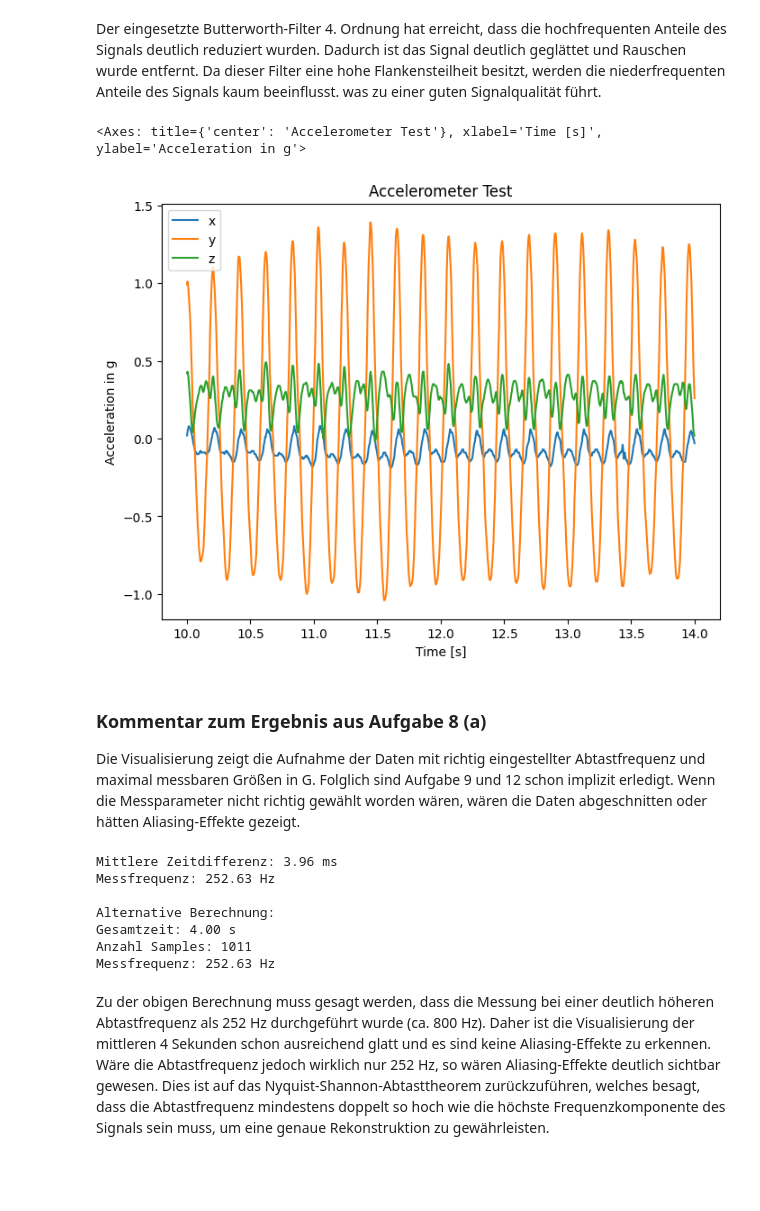
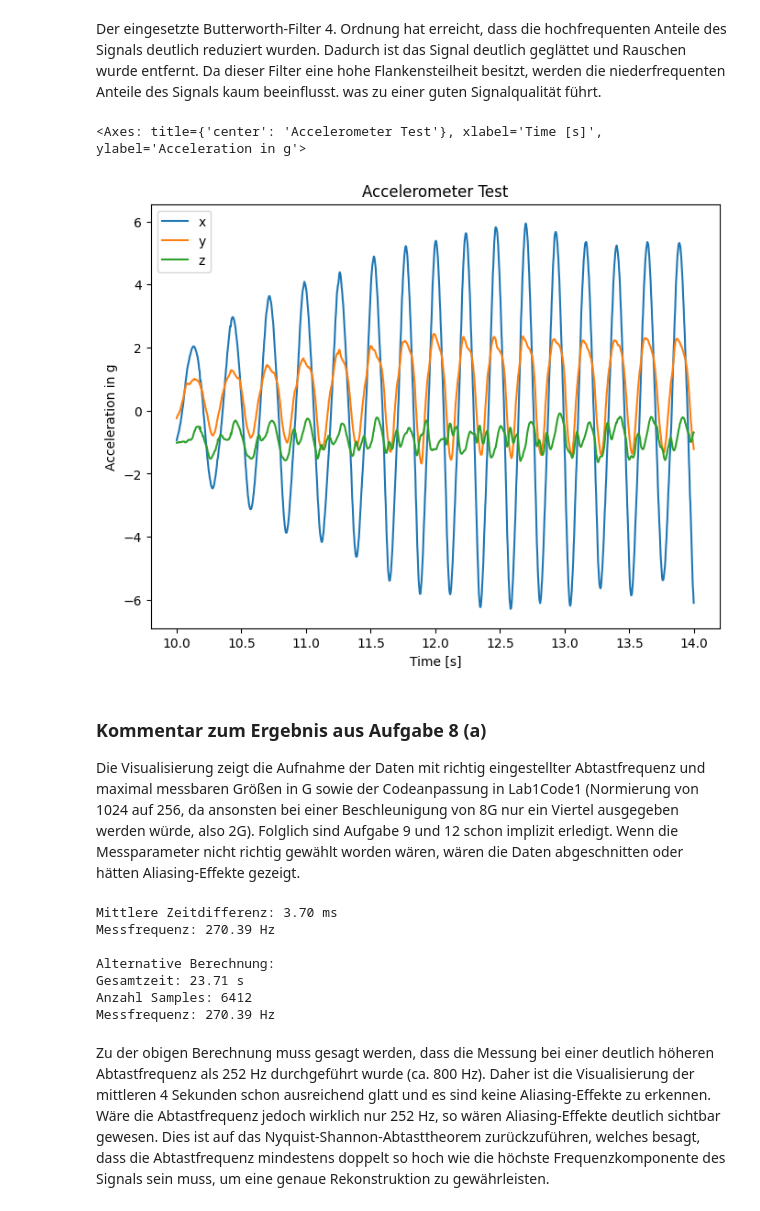
Before and after one commit to MaierElias/Labor_Biosignalverarbeitung, a Jupyter notebook: Labor_1/P1_Visualisierung_Messdaten.ipynb, the cells around one changed output. Saved outputs shown, nothing was run; the diff lists cells and outputs as text; code cells hidden in the pictures; blank space fills up the shorter version.

```diff
--- a/Labor_1/P1_Visualisierung_Messdaten.ipynb
+++ b/Labor_1/P1_Visualisierung_Messdaten.ipynb
@@ -49,23 +49,27 @@ Der eingesetzte Butterworth-Filter 4. Ordnung hat erreicht, dass die hochfrequen
 # %%
 # Aufgabe 8 (a)
 # Read the data from the text file
-df = pd.read_csv("Daten/Lab1_10s-1Achse.txt", sep="\t", decimal=".", encoding="utf-8")
-df.to_csv("Daten/Lab1_10s-1Achse.csv", index=False, sep=";") # safe as semicolon separated CSV file
-df2 = pd.read_csv("Daten/Lab1_10s-1Achse.csv", sep=";") # read in csv file
-df2.columns = ["x", "y", "z", "time_ms"]
+df = pd.read_csv("Daten/Lab1_10s-1Achse_3Anlauf.txt", sep="\t", decimal=".", encoding="utf-8")
+df.to_csv("Daten/Lab1_10s-1Achse_3Anlauf.csv", index=False, sep=";") # safe as semicolon separated CSV file
+df2 = pd.read_csv("Daten/Lab1_10s-1Achse_3Anlauf.csv", sep=";") # read in csv file
+
+df2.columns = ["x", "y", "z", "unused"] # rename columns
+df2 = df2.drop(columns=["unused"]) # drop unused column
+# Add time column in seconds
+df2.insert(0, "time_ms", np.arange(0, len(df2))*3.6983) # assuming 100 Hz sampling rate
 
 df2["time_s"] = df2["time_ms"] / 1000.0 # Change time to seconds
 df2 = df2[(df2['time_s'] >= 10) & (df2['time_s'] <= 14)] # limit data to 10s - 14s
 
 # display data
 df2.plot(x = 'time_s', y = ['x', 'y', 'z'], ylabel='Acceleration in g',
         xlabel='Time [s]', figsize= [8, 6], title="Accelerometer Test")
 # %% [output]
 <Axes: title={'center': 'Accelerometer Test'}, xlabel='Time [s]', ylabel='Acceleration in g'>
-[figure, old version]
+[figure, new version]
 # %% [markdown]
 ### Kommentar zum Ergebnis aus Aufgabe 8 (a)
-Die Visualisierung zeigt die Aufnahme der Daten mit richtig eingestellter Abtastfrequenz und maximal messbaren Größen in G. Folglich sind Aufgabe 9 und 12 schon implizit erledigt. Wenn die Messparameter nicht richtig gewählt worden wären, wären die Daten abgeschnitten oder hätten Aliasing-Effekte gezeigt.
+Die Visualisierung zeigt die Aufnahme der Daten mit richtig eingestellter Abtastfrequenz und maximal messbaren Größen in G sowie der Codeanpassung in Lab1Code1 (Normierung von 1024 auf 256, da ansonsten bei einer Beschleunigung von 8G nur ein Viertel ausgegeben werden würde, also 2G). Folglich sind Aufgabe 9 und 12 schon implizit erledigt. Wenn die Messparameter nicht richtig gewählt worden wären, wären die Daten abgeschnitten oder hätten Aliasing-Effekte gezeigt.
 # %%
 # Aufgabe 10 (Rechnerisches bestimmen der Messfrequenz)
 
@@ -91,13 +95,13 @@ print(f"Gesamtzeit: {total_time_s:.2f} s")
 print(f"Anzahl Samples: {num_samples}")
 print(f"Messfrequenz: {sampling_frequency_alt:.2f} Hz")
 # %% [output]
-Mittlere Zeitdifferenz: 3.96 ms
-Messfrequenz: 252.63 Hz
+Mittlere Zeitdifferenz: 3.70 ms
+Messfrequenz: 270.39 Hz
 
 Alternative Berechnung:
-Gesamtzeit: 4.00 s
-Anzahl Samples: 1011
-Messfrequenz: 252.63 Hz
+Gesamtzeit: 23.71 s
+Anzahl Samples: 6412
+Messfrequenz: 270.39 Hz
 # %% [markdown]
 Zu der obigen Berechnung muss gesagt werden, dass die Messung bei einer deutlich höheren Abtastfrequenz als 252 Hz durchgeführt wurde (ca. 800 Hz). Daher ist die Visualisierung der mittleren 4 Sekunden schon ausreichend glatt und es sind keine Aliasing-Effekte zu erkennen. Wäre die Abtastfrequenz jedoch wirklich nur 252 Hz, so wären Aliasing-Effekte deutlich sichtbar gewesen. Dies ist auf das Nyquist-Shannon-Abtasttheorem zurückzuführen, welches besagt, dass die Abtastfrequenz mindestens doppelt so hoch wie die höchste Frequenzkomponente des Signals sein muss, um eine genaue Rekonstruktion zu gewährleisten.
 # %% [markdown]
```
Also changed, not shown: 3 other files.
